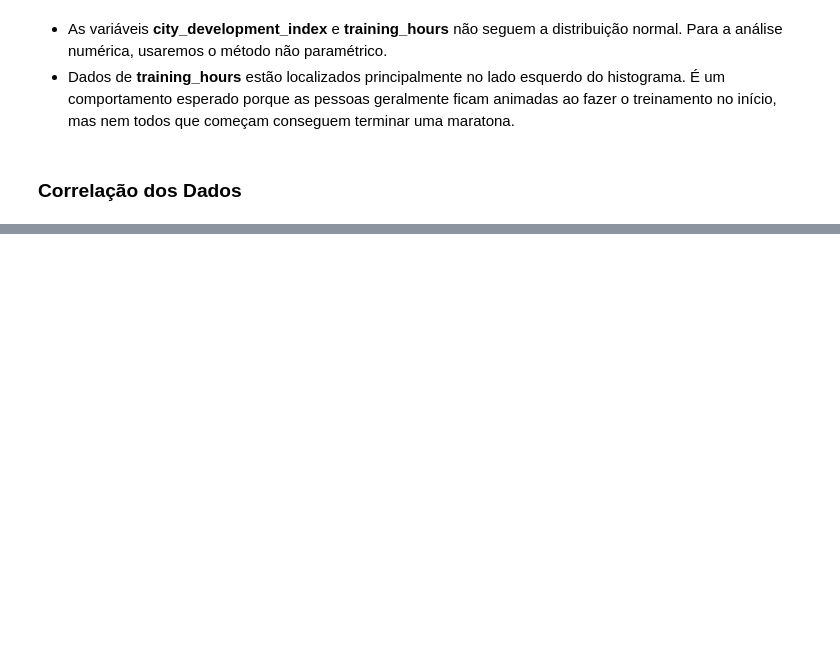
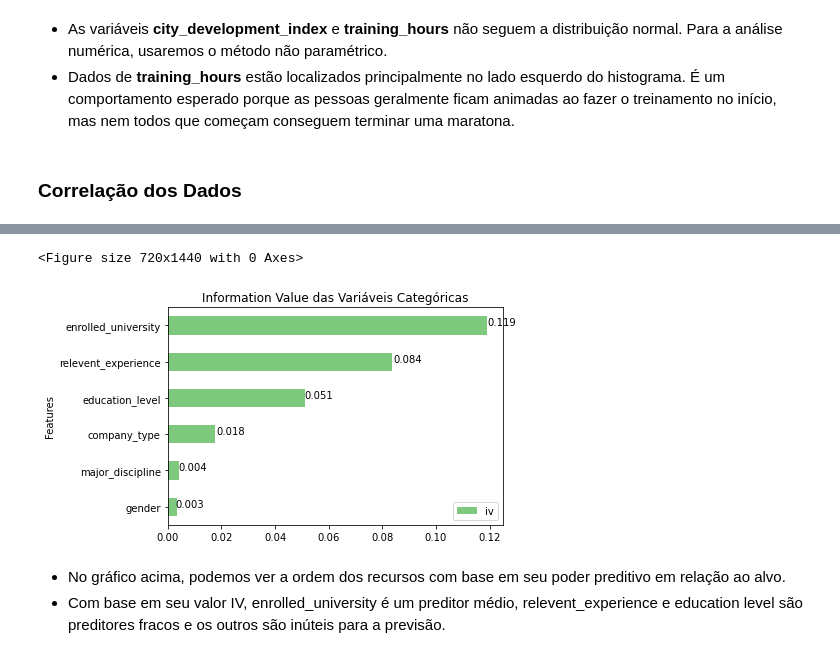
Before and after one commit to luizolima/HR_Analytics-Job_Change, a Jupyter notebook: HR_Analytics-Job_Change.ipynb, the cells around one changed output, grey strips where cells are left out. Cells and saved outputs as stored; diff of their text form; code cells hidden in the pictures; blank space fills up the shorter version.

```diff
--- a/HR_Analytics-Job_Change.ipynb
+++ b/HR_Analytics-Job_Change.ipynb
@@ -304,0 +465,8 @@ training_hours : Distribuição Não Normal, pois tem o valor de 0.0
+# %%
+# Loop
+for i in df.drop(columns = ['target', 'enrollee_id', 'city', 'city_development_index', 'training_hours', 'experience', 'last_new_job', 'company_size']).columns:
+    df_woe_iv = (pd.crosstab(df[i], df['target'], normalize = 'columns')
+                 .assign(woe = lambda dfx: np.log(dfx[1] / dfx[0]))
+                 .assign(iv = lambda dfx: np.sum(dfx['woe'] * (dfx[1]-dfx[0]))))
+
+    print(df_woe_iv, '\n--------------------------------------------------------------------')
@@ -304,0 +491,35 @@ training_hours : Distribuição Não Normal, pois tem o valor de 0.0
+# %%
+# Plot do Informativo Value
+
+# Variáveis categóricas
+columns_cat = df.drop(columns = ['target', 'enrollee_id', 'city', 'city_development_index', 'training_hours', 'experience', 'last_new_job', 'company_size']).columns
+
+# Lista para o IV
+
+iv = []
+
+# Loop
+
+for i in columns_cat:
+    df_woe_iv = (pd.crosstab(df[i], df['target'], normalize = 'columns')
+                 .assign(woe = lambda dfx: np.log(dfx[1] / dfx[0]))
+                 .assign(iv = lambda dfx: np.sum(dfx['woe'] * (dfx[1]-dfx[0]))))
+    iv.append(df_woe_iv['iv'][0])
+
+# Dataframe
+df_iv = pd.DataFrame({'Features' :columns_cat, 'iv':iv}).set_index('Features').sort_values(by = 'iv')
+
+#Plot
+#Figura
+plt.figure(figsize = (10,20))
+df_iv.plot(kind = 'barh', title = 'Information Value das Variáveis Categóricas', colormap = 'Accent')
+for index, value in enumerate(list(round(df_iv['iv'],3))):
+    plt.text((value), index, str(value))
+plt.legend(loc = 'lower right')
+plt.show()
+# %% [output]
+<Figure size 720x1440 with 0 Axes>
+[figure, added]
+# %% [markdown]
+ - No gráfico acima, podemos ver a ordem dos recursos com base em seu poder preditivo em relação ao alvo.
+ - Com base em seu valor IV, enrolled_university é um preditor médio, relevent_experience e education level são preditores fracos e os outros são inúteis para a previsão.
```
Also changed, not shown: parts of 18 cells of this notebook.
